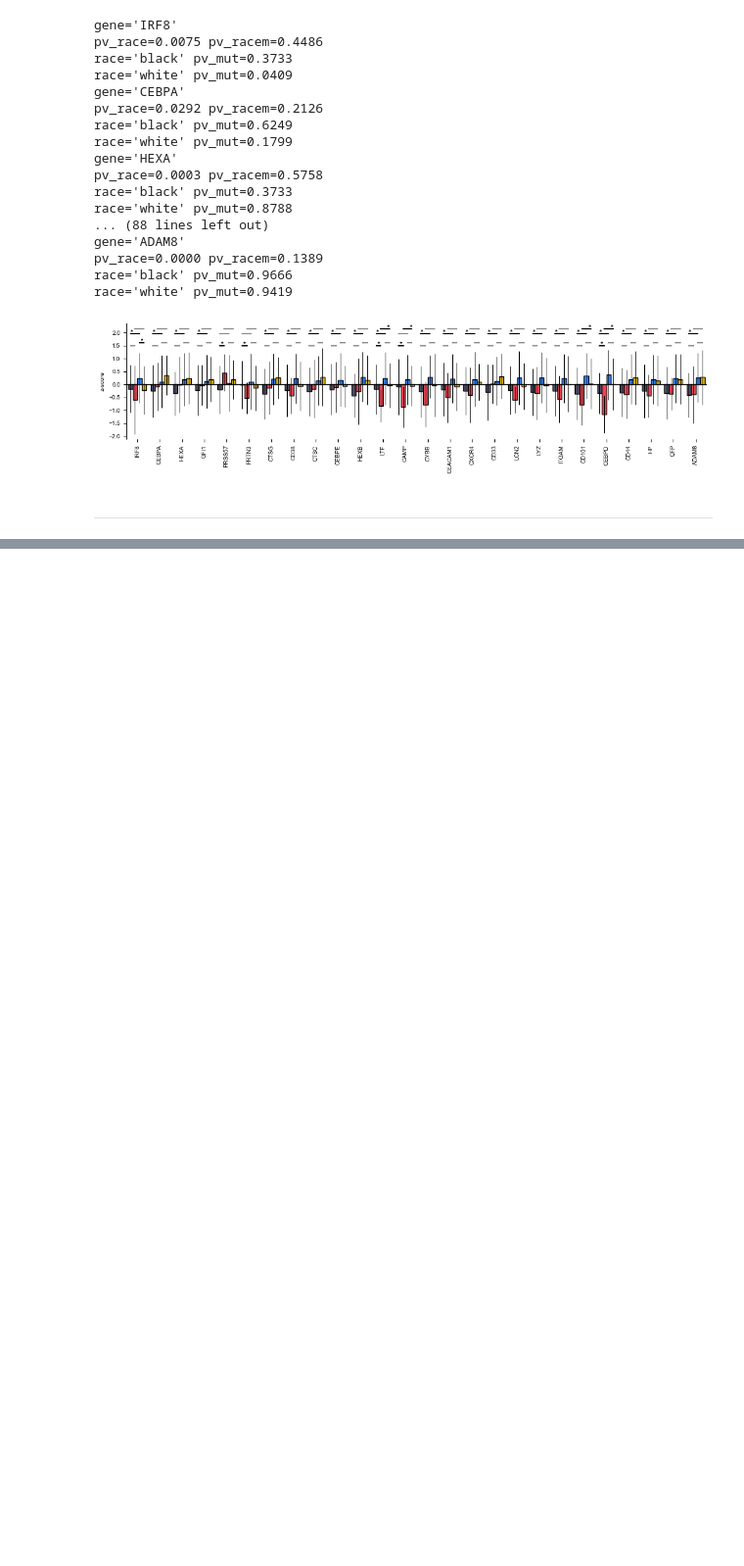
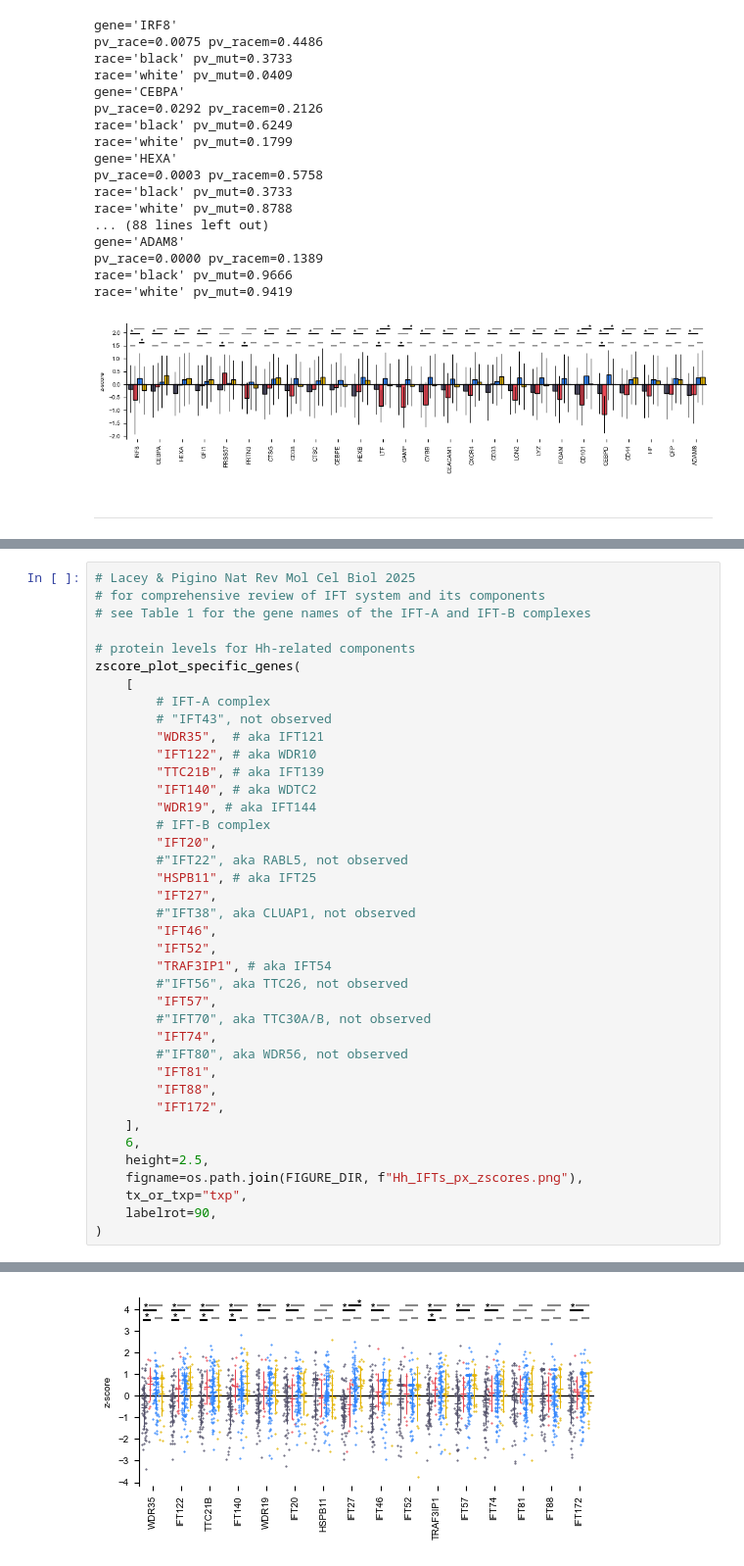
Before and after one commit to PNNL-CompBio/amlMultidrugResistance, a Jupyter notebook: aml_outcome_disparities/analysis/mutations/11_cell_type_scoring.ipynb, the cells around one changed output, grey strips where cells are left out. Shown at 98% size. Drawn from its saved outputs; the diff is of its cells as text; blank space fills up the shorter version.

```diff
--- a/aml_outcome_disparities/analysis/mutations/11_cell_type_scoring.ipynb
+++ b/aml_outcome_disparities/analysis/mutations/11_cell_type_scoring.ipynb
@@ -1544,0 +1592,40 @@ race='white' pv_mut=0.0130
+# %%
+# Lacey & Pigino Nat Rev Mol Cel Biol 2025
+# for comprehensive review of IFT system and its components
+# see Table 1 for the gene names of the IFT-A and IFT-B complexes
+
+# protein levels for Hh-related components
+zscore_plot_specific_genes(
+    [
+        # IFT-A complex
+        # "IFT43", not observed
+        "WDR35",  # aka IFT121
+        "IFT122", # aka WDR10
+        "TTC21B", # aka IFT139
+        "IFT140", # aka WDTC2
+        "WDR19", # aka IFT144
+        # IFT-B complex
+        "IFT20",
+        #"IFT22", aka RABL5, not observed
+        "HSPB11", # aka IFT25
+        "IFT27",
+        #"IFT38", aka CLUAP1, not observed
+        "IFT46",
+        "IFT52",
+        "TRAF3IP1", # aka IFT54
+        #"IFT56", aka TTC26, not observed
+        "IFT57",
+        #"IFT70", aka TTC30A/B, not observed
+        "IFT74",
+        #"IFT80", aka WDR56, not observed
+        "IFT81",
+        "IFT88",
+        "IFT172",
+    ],
+    6,
+    height=2.5,
+    figname=os.path.join(FIGURE_DIR, f"Hh_IFTs_px_zscores.png"),
+    tx_or_txp="txp",
+    labelrot=90,
+)
+# %% [output]
@@ -1544,0 +1649 @@ race='white' pv_mut=0.0130
+[figure, added]
```
Also changed, not shown: parts of 11 cells of this notebook.
